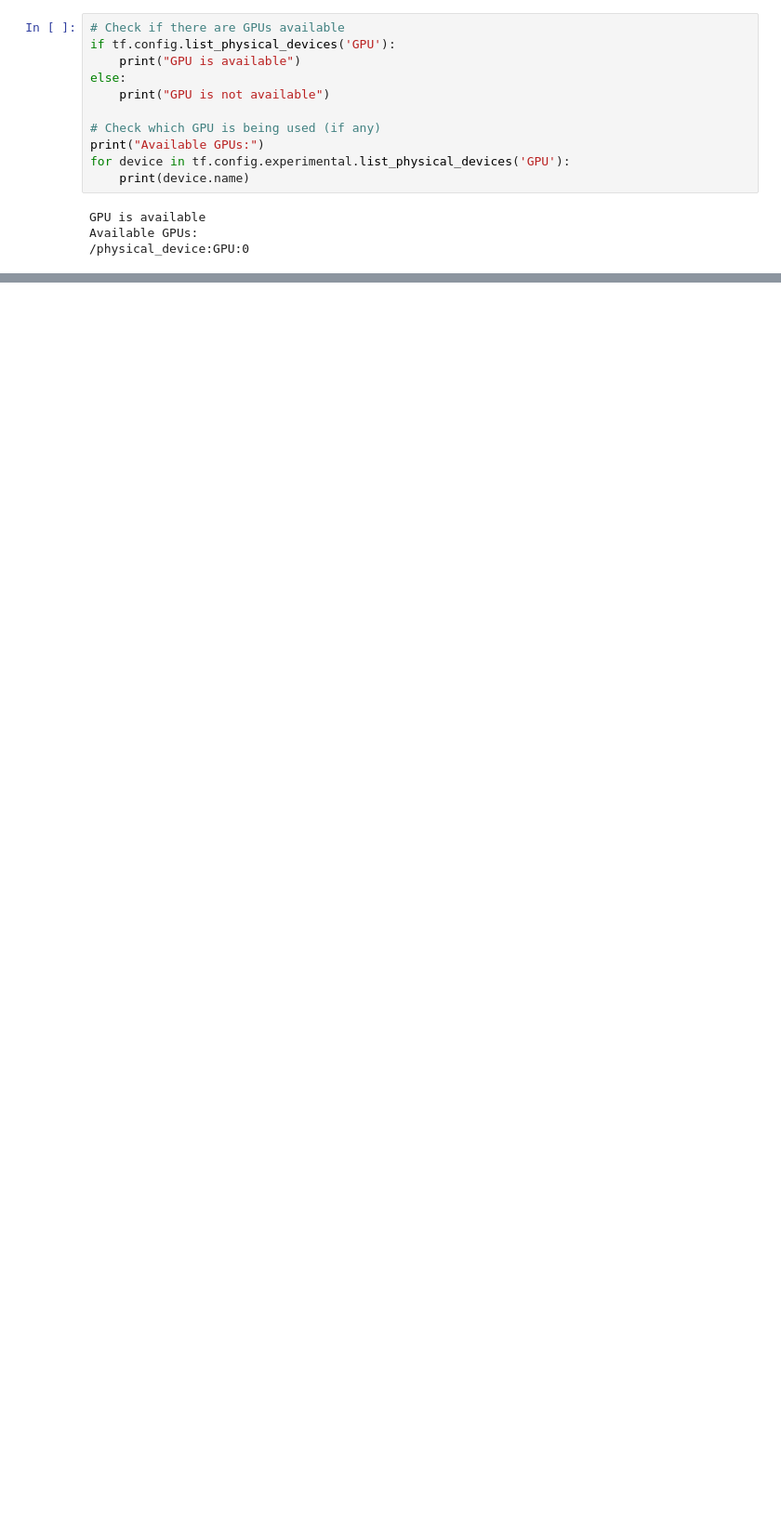
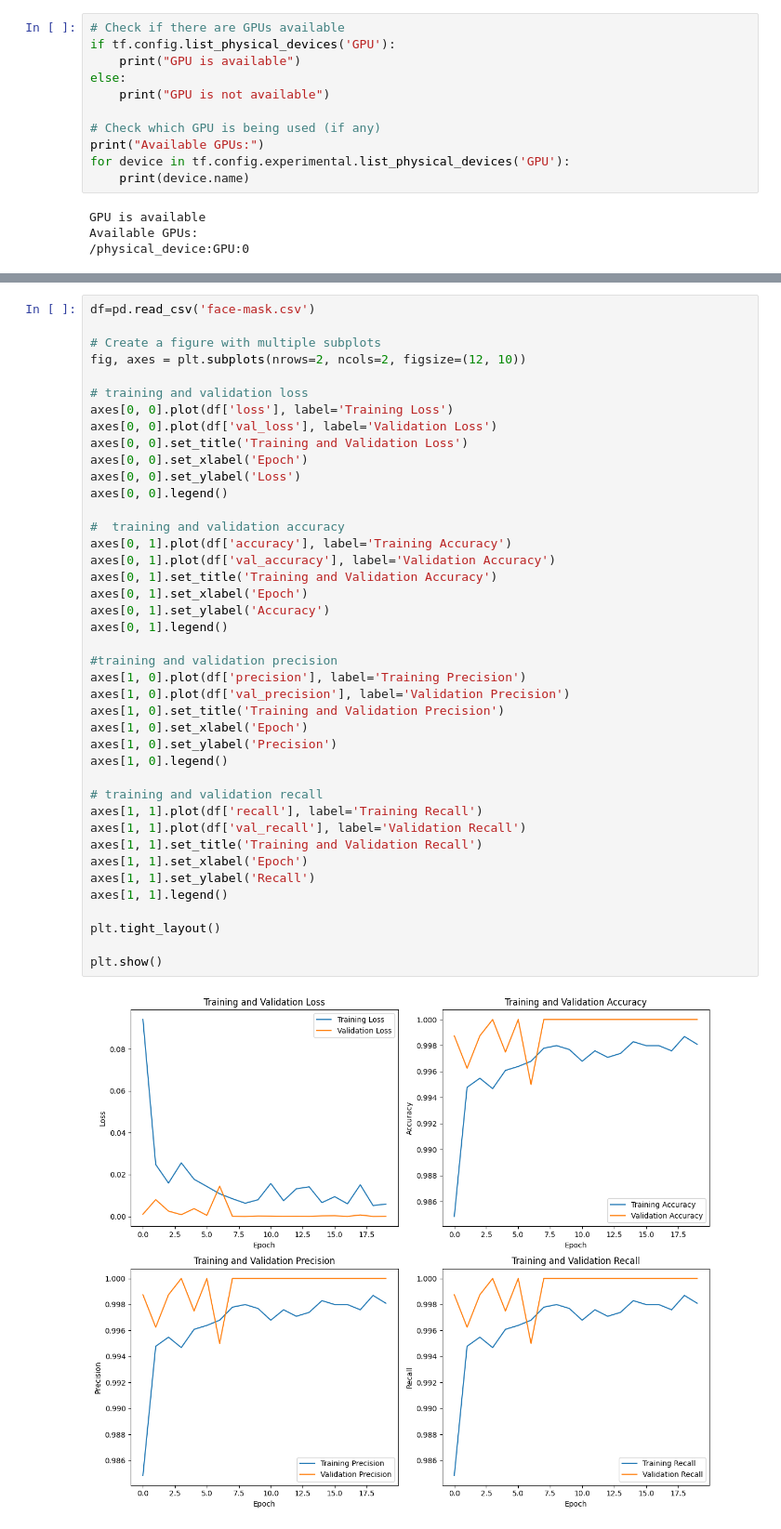
Before and after one commit to ARPIT2128/SAP-internal-face-mask-detection, a Jupyter notebook: face_mask_detection.ipynb, the cells around one changed output, grey strips where cells are left out. Shown at 93% size. Cells and saved outputs as stored; diff of their text form; blank space fills up the shorter version.

```diff
--- a/face_mask_detection.ipynb
+++ b/face_mask_detection.ipynb
@@ -237,0 +139,43 @@ plt.show()
+# %%
+df=pd.read_csv('face-mask.csv')
+
+# Create a figure with multiple subplots
+fig, axes = plt.subplots(nrows=2, ncols=2, figsize=(12, 10))
+
+# training and validation loss
+axes[0, 0].plot(df['loss'], label='Training Loss')
+axes[0, 0].plot(df['val_loss'], label='Validation Loss')
+axes[0, 0].set_title('Training and Validation Loss')
+axes[0, 0].set_xlabel('Epoch')
+axes[0, 0].set_ylabel('Loss')
+axes[0, 0].legend()
+
+#  training and validation accuracy
+axes[0, 1].plot(df['accuracy'], label='Training Accuracy')
+axes[0, 1].plot(df['val_accuracy'], label='Validation Accuracy')
+axes[0, 1].set_title('Training and Validation Accuracy')
+axes[0, 1].set_xlabel('Epoch')
+axes[0, 1].set_ylabel('Accuracy')
+axes[0, 1].legend()
+
+#training and validation precision
+axes[1, 0].plot(df['precision'], label='Training Precision')
+axes[1, 0].plot(df['val_precision'], label='Validation Precision')
+axes[1, 0].set_title('Training and Validation Precision')
+axes[1, 0].set_xlabel('Epoch')
+axes[1, 0].set_ylabel('Precision')
+axes[1, 0].legend()
+
+# training and validation recall
+axes[1, 1].plot(df['recall'], label='Training Recall')
+axes[1, 1].plot(df['val_recall'], label='Validation Recall')
+axes[1, 1].set_title('Training and Validation Recall')
+axes[1, 1].set_xlabel('Epoch')
+axes[1, 1].set_ylabel('Recall')
+axes[1, 1].legend()
+
+plt.tight_layout()
+
+plt.show()
+# %% [output]
+[figure, added]
```
Also changed, not shown: parts of 35 cells of this notebook, 7 other files.
